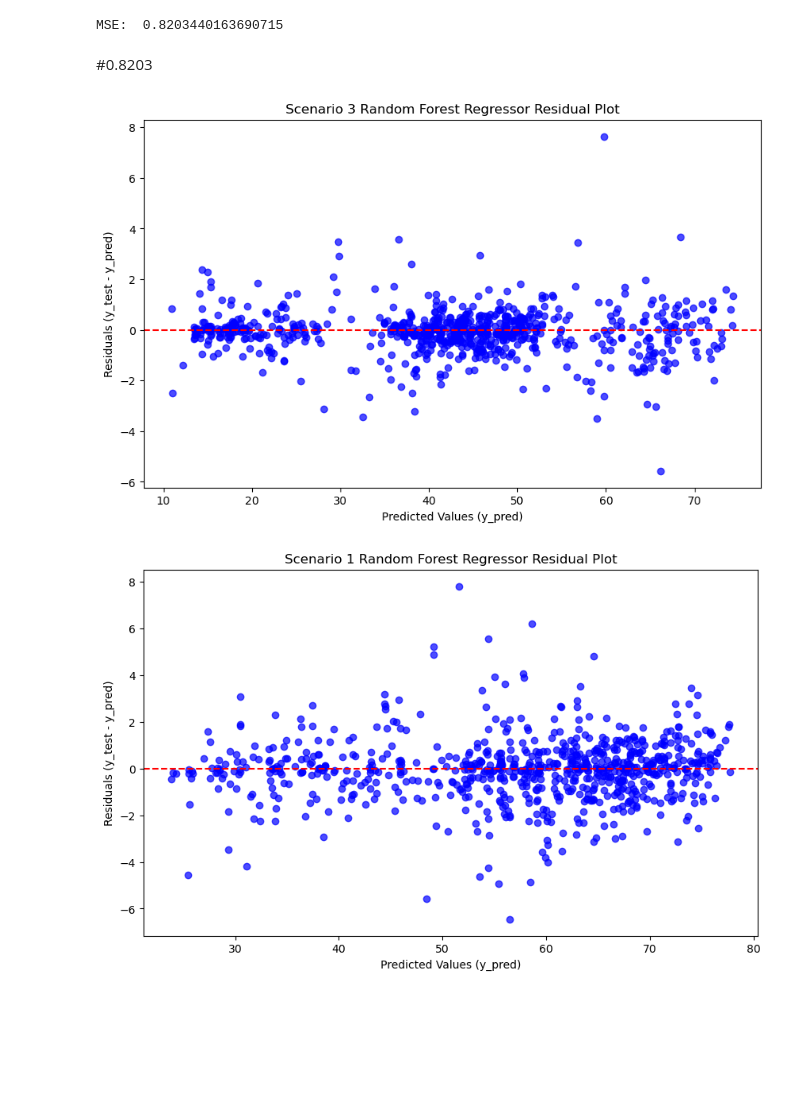
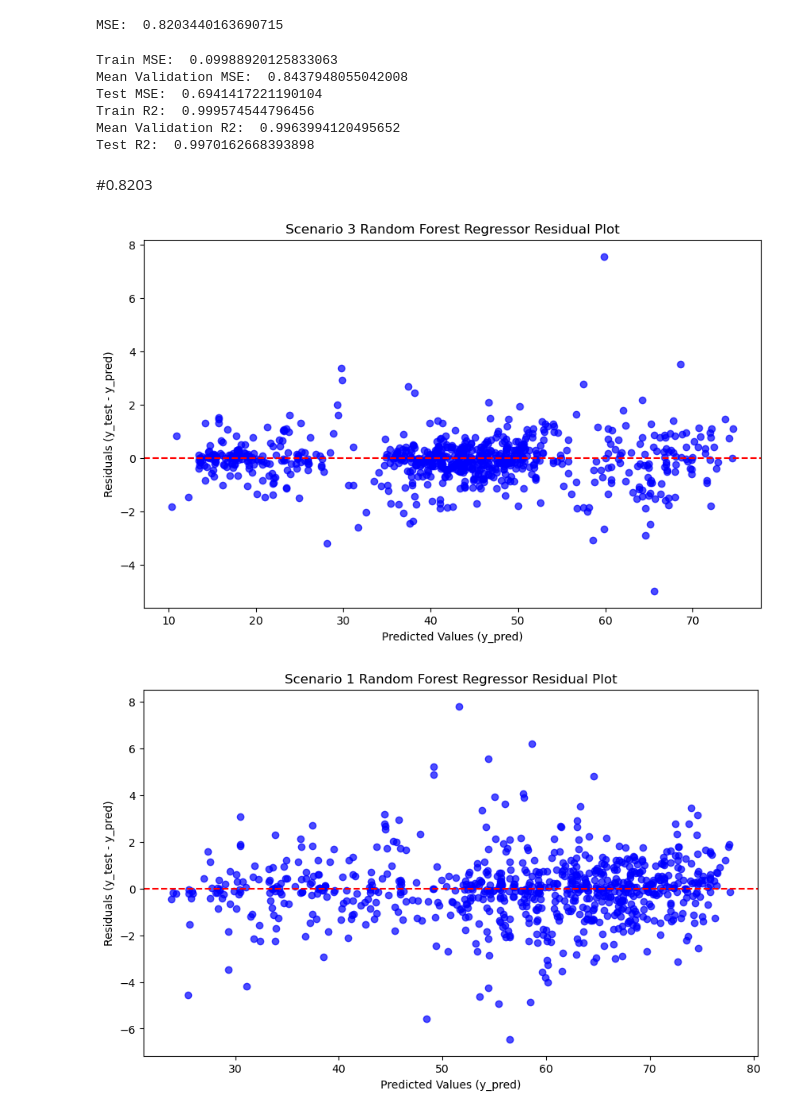
Before and after one commit to lilycastiel/thesis-cgs, a Jupyter notebook: SQ2.ipynb, the cells around one changed output. Drawn from its saved outputs; the diff is of its cells as text; code cells hidden in the pictures; blank space fills up the shorter version.

```diff
--- a/SQ2.ipynb
+++ b/SQ2.ipynb
@@ -533,12 +505,44 @@ y_pred_rf_s3= rf_s3.predict(X_test_s3)
 print('MSE: ', mean_squared_error(y_test_s3, y_pred_rf_s3))
 # %% [output]
 MSE:  0.8203440163690715
+# %%
+cv = KFold(n_splits=5, shuffle=True, random_state=22)
+hyperparameters = {
+    'n_estimators': [200, 400],
+    'max_depth': [None, 20],
+    'min_samples_leaf': [1, 3],
+    'max_features': ['sqrt', 0.5]}
+
+rf_s3= GridSearchCV(
+    estimator = RandomForestRegressor(random_state=22),
+    param_grid = hyperparameters,
+    scoring= {'mse': 'neg_mean_squared_error', 'r2': 'r2'},
+    refit='mse',
+    cv=cv,
+    return_train_score= True)
+rf_s3.fit(X_train_s3, y_train_s3)
+test_preds_rf_s3 = rf_s3.predict(X_test_s3)
+train_preds_rf_s3 = rf_s3.predict(X_train_s3)
+
+print('Train MSE: ', mean_squared_error(y_train_s3, train_preds_rf_s3) )
+print('Mean Validation MSE: ', -rf_s3.cv_results_['mean_test_mse'][rf_s3.best_index_] )
+print('Test MSE: ', mean_squared_error(y_test_s3, test_preds_rf_s3))
+print('Train R2: ', r2_score(y_train_s3, train_preds_rf_s3) )
+print('Mean Validation R2: ', rf_s3.cv_results_['mean_test_r2'][rf_s3.best_index_] )
+print('Test R2: ', r2_score(y_test_s3, test_preds_rf_s3) )
+# %% [output]
+Train MSE:  0.09988920125833063
+Mean Validation MSE:  0.8437948055042008
+Test MSE:  0.6941417221190104
+Train R2:  0.999574544796456
+Mean Validation R2:  0.9963994120495652
+Test R2:  0.9970162668393898
 # %% [markdown]
 #0.8203
 # %%
-plot_residuals(y_test_s3, y_pred_rf_s3, 'Scenario 3 Random Forest Regressor')
+plot_residuals(y_test_s3, test_preds_rf_s3, 'Scenario 3 Random Forest Regressor')
 # %% [output]
-[figure, old version]
+[figure, new version]
 # %%
 plot_residuals(y_test_s1, y_pred_rf_s1, 'Scenario 1 Random Forest Regressor')
 # %% [output]
```
Also changed, not shown: parts of 47 cells of this notebook, 3 other files.
